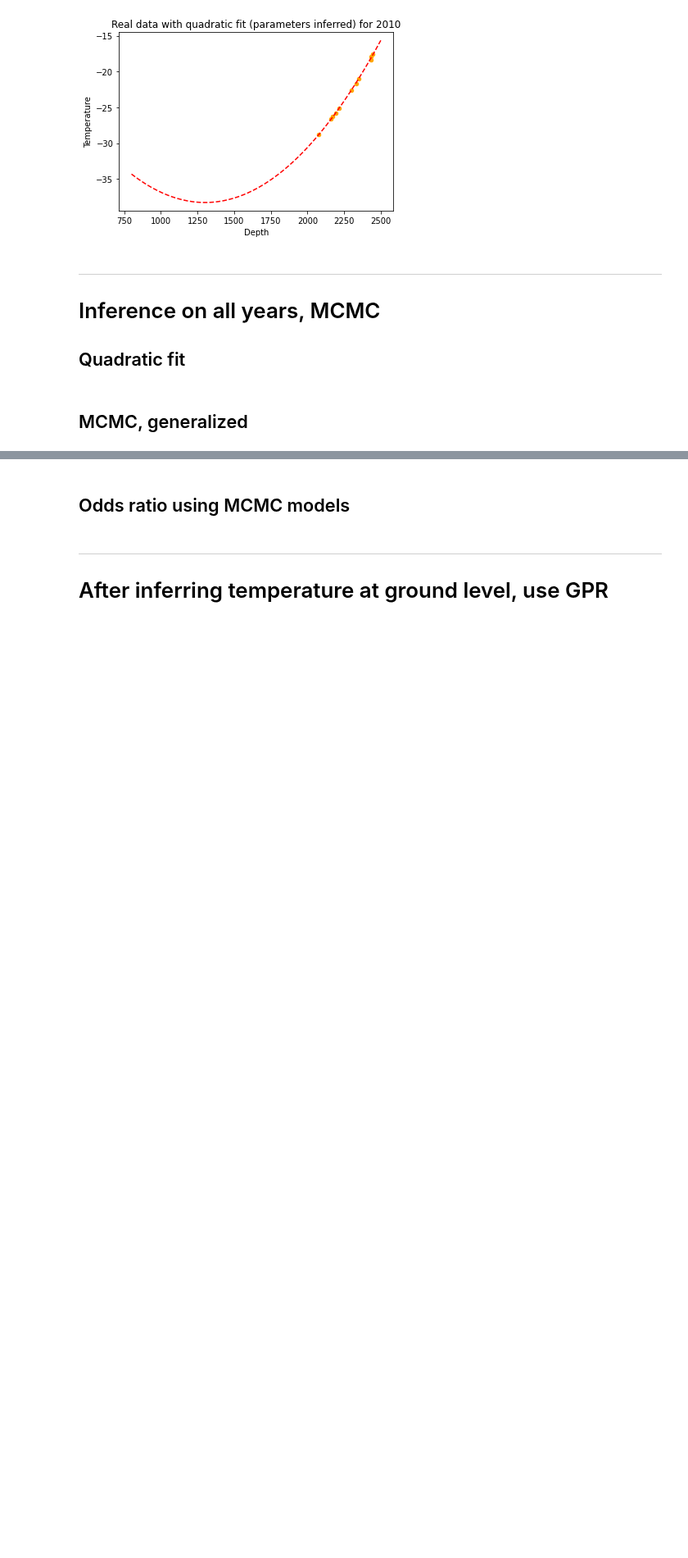
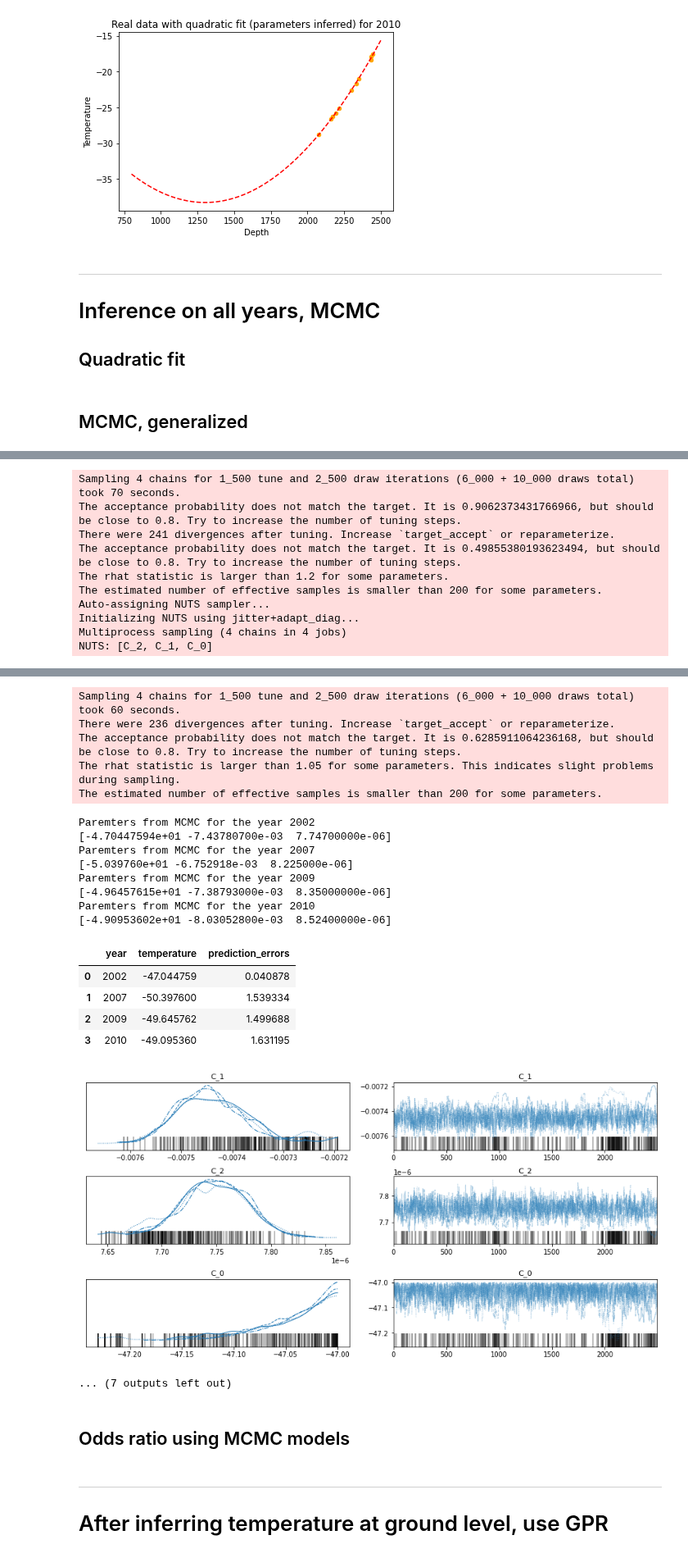
Before and after one commit to phys201/icetemp, a Jupyter notebook: analysis.ipynb, the cells around one changed output, grey strips where cells are left out. Shown at 82% size. Drawn from its saved outputs; the diff is of its cells as text; code cells hidden in the pictures; blank space fills up the shorter version.

```diff
--- a/analysis.ipynb
+++ b/analysis.ipynb
@@ -144,0 +104,19 @@ Paremters from MCMC for the year 2009
+# %%
+n = 2
+init_guess_all2 = [{'C_0':-50, 'C_1':-0.0009, 'C_2':8.07e-06},
+                  {'C_0':-50, 'C_1':-0.0336, 'C_2':1.41e-05},
+                  {'C_0':-50, 'C_1':-0.0353, 'C_2':1.45e-05},
+                  {'C_0':-50, 'C_1':-0.0410, 'C_2':1.58e-05}] #based on the results from the algebraic fit of all datasets (see above)
+params_list = []
+params_errors_list = []
+for year in range(len(data)):
+        params, errors = m.n_polyfit_MCMC(n, data[year], init_guess_all2[year]) # returns params in order C_0, C_1, C_2,...
+        params_list.append(params)
+        params_errors_list.append(errors)
+
+# plot fit
+m.plot_polyfit(data, params_list)
+
+# get timetable
+m.get_timetable(data, params_list, params_errors_list)
+# %% [output]
@@ -144,0 +153,10 @@ Paremters from MCMC for the year 2009
+Sampling 4 chains for 1_500 tune and 2_500 draw iterations (6_000 + 10_000 draws total) took 70 seconds.
+The acceptance probability does not match the target. It is 0.9062373431766966, but should be close to 0.8. Try to increase the number of tuning steps.
+There were 241 divergences after tuning. Increase `target_accept` or reparameterize.
+The acceptance probability does not match the target. It is 0.49855380193623494, but should be close to 0.8. Try to increase the number of tuning steps.
+The rhat statistic is larger than 1.2 for some parameters.
+The estimated number of effective samples is smaller than 200 for some parameters.
+Auto-assigning NUTS sampler...
+Initializing NUTS using jitter+adapt_diag...
+Multiprocess sampling (4 chains in 4 jobs)
+NUTS: [C_2, C_1, C_0]
@@ -145,3 +164,23 @@ Paremters from MCMC for the year 2009
+Sampling 4 chains for 1_500 tune and 2_500 draw iterations (6_000 + 10_000 draws total) took 60 seconds.
+There were 236 divergences after tuning. Increase `target_accept` or reparameterize.
+The acceptance probability does not match the target. It is 0.6285911064236168, but should be close to 0.8. Try to increase the number of tuning steps.
+The rhat statistic is larger than 1.05 for some parameters. This indicates slight problems during sampling.
+The estimated number of effective samples is smaller than 200 for some parameters.
+Paremters from MCMC for the year 2002
+[-4.70447594e+01 -7.43780700e-03  7.74700000e-06]
+Paremters from MCMC for the year 2007
+[-5.039760e+01 -6.752918e-03  8.225000e-06]
+Paremters from MCMC for the year 2009
+[-4.96457615e+01 -7.38793000e-03  8.35000000e-06]
+Paremters from MCMC for the year 2010
+[-4.90953602e+01 -8.03052800e-03  8.52400000e-06]
+|  | year | temperature | prediction_errors |
+| 0 | 2002 | -47.044759 | 0.040878 |
+| 1 | 2007 | -50.397600 | 1.539334 |
+| 2 | 2009 | -49.645762 | 1.499688 |
+| 3 | 2010 | -49.095360 | 1.631195 |
+[figure, added]
+... (7 outputs left out)
 # %%
 n = 3
 init_guess_all3 = [{'C_0':-40, 'C_1':-0.0009, 'C_2':8.07e-06, 'C_3':0.00},
```
Also changed, not shown: parts of 6 cells of this notebook, 2 other files.
